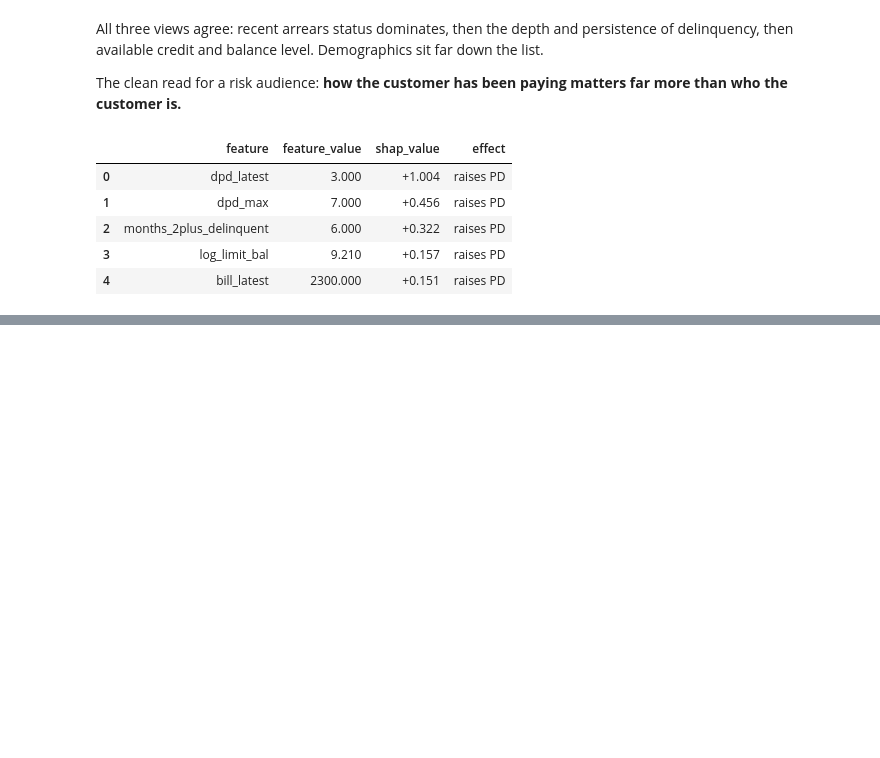
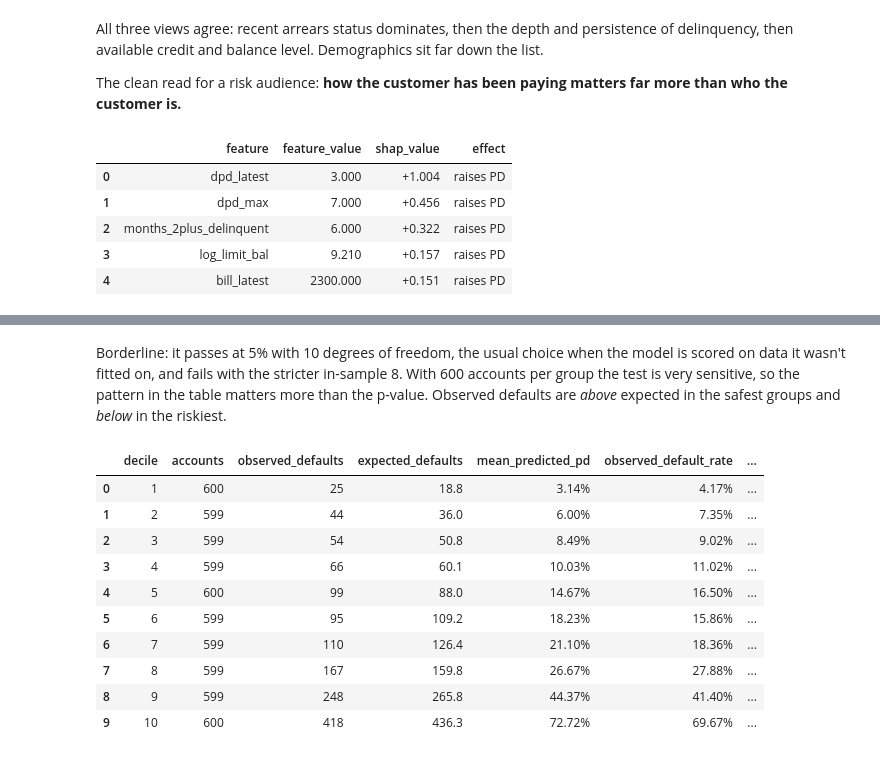
Before and after one commit to pooja003-cloud/credit-risk-el-modeling, a Jupyter notebook: notebooks/01_credit_risk_modelling.ipynb, the cells around one changed output, grey strips where cells are left out. Cells and saved outputs as stored; diff of their text form; code cells hidden in the pictures; blank space fills up the shorter version.

Commit message:
Add model validation report and model risk appendix

```diff
--- a/notebooks/01_credit_risk_modelling.ipynb
+++ b/notebooks/01_credit_risk_modelling.ipynb
@@ -680,0 +720,22 @@ pd.read_csv(C.TABLES / "reason_codes_high_risk_account.csv").style.format({
+# %% [markdown]
+Borderline: it passes at 5% with 10 degrees of freedom, the usual choice when the model is
+scored on data it wasn't fitted on, and fails with the stricter in-sample 8. With 600 accounts
+per group the test is very sensitive, so the pattern in the table matters more than the
+p-value. Observed defaults are *above* expected in the safest groups and *below* in the
+riskiest.
+# %%
+V.binomial_by_decile(y_test, p_test).style.format({
+    "expected_defaults": "{:.1f}", "mean_predicted_pd": "{:.2%}",
+    "observed_default_rate": "{:.2%}", "p_value": "{:.3f}"})
+# %% [output]
+|  | decile | accounts | observed_defaults | expected_defaults | mean_predicted_pd | observed_default_rate | ... |
+| 0 | 1 | 600 | 25 | 18.8 | 3.14% | 4.17% | ... |
+| 1 | 2 | 599 | 44 | 36.0 | 6.00% | 7.35% | ... |
+| 2 | 3 | 599 | 54 | 50.8 | 8.49% | 9.02% | ... |
+| 3 | 4 | 599 | 66 | 60.1 | 10.03% | 11.02% | ... |
+| 4 | 5 | 600 | 99 | 88.0 | 14.67% | 16.50% | ... |
+| 5 | 6 | 599 | 95 | 109.2 | 18.23% | 15.86% | ... |
+| 6 | 7 | 599 | 110 | 126.4 | 21.10% | 18.36% | ... |
+| 7 | 8 | 599 | 167 | 159.8 | 26.67% | 27.88% | ... |
+| 8 | 9 | 599 | 248 | 265.8 | 44.37% | 41.40% | ... |
+| 9 | 10 | 600 | 418 | 436.3 | 72.72% | 69.67% | ... |
```
Also changed, not shown: parts of 14 cells of this notebook, 24 other files.
